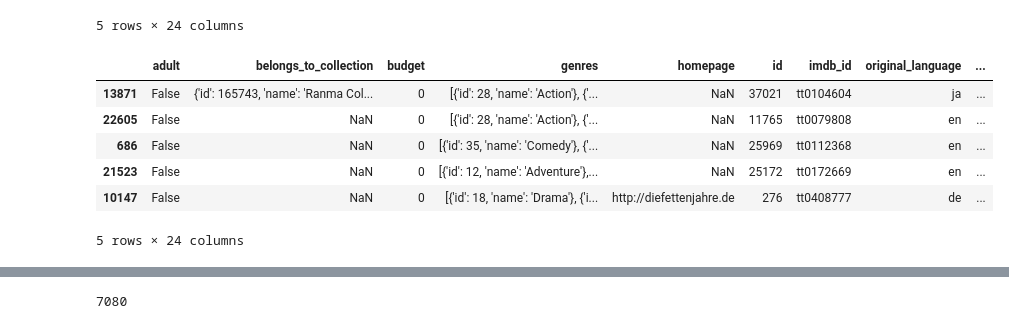
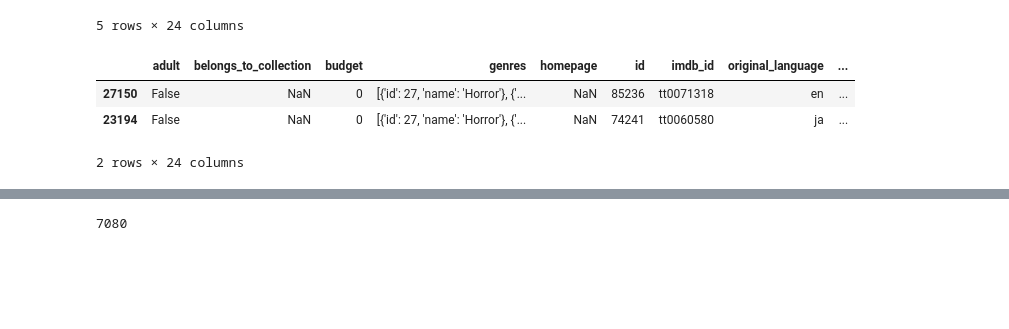
Before and after one commit to BHashemi2021/Movies-ETL, a Jupyter notebook: Movies-ETL.ipynb, the cells around one changed output, grey strips where cells are left out. Saved outputs shown, nothing was run; the diff lists cells and outputs as text; code cells hidden in the pictures; blank space fills up the shorter version.

```diff
--- a/Movies-ETL.ipynb
+++ b/Movies-ETL.ipynb
@@ -101,15 +101,12 @@ kaggle_metadata.tail()
 | 45465 | False | NaN | 0 | [] | NaN | 461257 | tt6980792 | en | ... |
 5 rows × 24 columns
 # %%
-kaggle_metadata.sample(5)
+kaggle_metadata.sample(2)
 # %% [output]
 |  | adult | belongs_to_collection | budget | genres | homepage | id | imdb_id | original_language | ... |
-| 13871 | False | {'id': 165743, 'name': 'Ranma Col... | 0 | [{'id': 28, 'name': 'Action'}, {'... | NaN | 37021 | tt0104604 | ja | ... |
-| 22605 | False | NaN | 0 | [{'id': 28, 'name': 'Action'}, {'... | NaN | 11765 | tt0079808 | en | ... |
-| 686 | False | NaN | 0 | [{'id': 35, 'name': 'Comedy'}, {'... | NaN | 25969 | tt0112368 | en | ... |
-| 21523 | False | NaN | 0 | [{'id': 12, 'name': 'Adventure'},... | NaN | 25172 | tt0172669 | en | ... |
-| 10147 | False | NaN | 0 | [{'id': 18, 'name': 'Drama'}, {'i... | http://diefettenjahre.de | 276 | tt0408777 | de | ... |
+| 27150 | False | NaN | 0 | [{'id': 27, 'name': 'Horror'}, {'... | NaN | 85236 | tt0071318 | en | ... |
+| 23194 | False | NaN | 0 | [{'id': 27, 'name': 'Horror'}, {'... | NaN | 74241 | tt0060580 | ja | ... |
-5 rows × 24 columns
+2 rows × 24 columns
 # %%
 wiki_movies_df = pd.DataFrame(wiki_movies_raw)
 # %%
```
Also changed, not shown: parts of 46 cells of this notebook.
